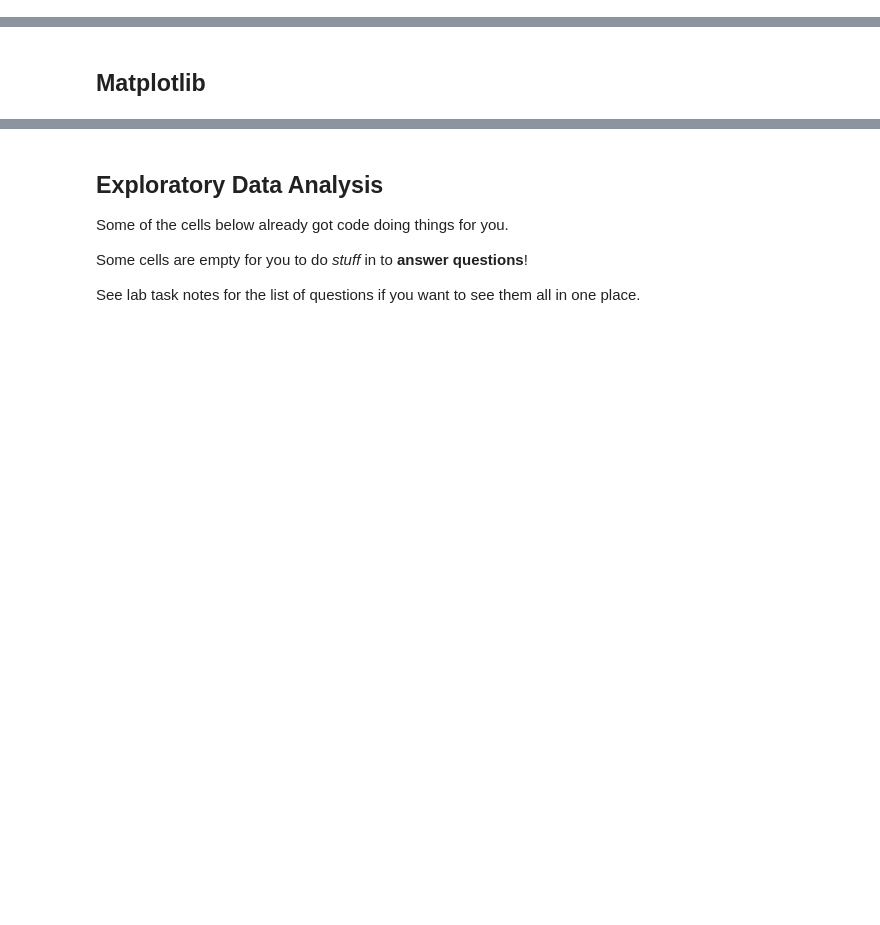
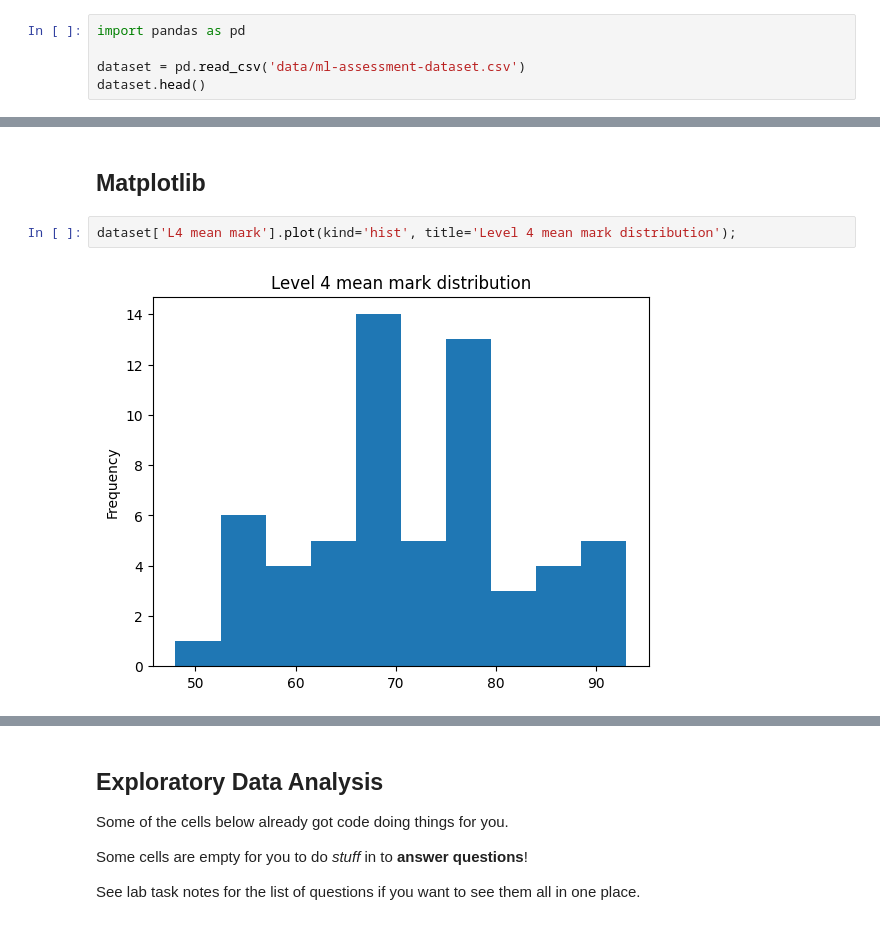
Before and after one commit to alexpoultr/git_test, a Jupyter notebook: ml-lab-02.ipynb, the cells around one changed output, grey strips where cells are left out. Drawn from its saved outputs; the diff is of its cells as text; blank space fills up the shorter version.

```diff
--- a/ml-lab-02.ipynb
+++ b/ml-lab-02.ipynb
@@ -150,0 +170,5 @@ Descriptive statistics:
+# %%
+import pandas as pd
+
+dataset = pd.read_csv('data/ml-assessment-dataset.csv')
+dataset.head()
@@ -151,2 +202,6 @@ Descriptive statistics:
 # %% [markdown]
 ## Matplotlib
+# %%
+dataset['L4 mean mark'].plot(kind='hist', title='Level 4 mean mark distribution');
+# %% [output]
+[figure, added]
```
Also changed, not shown: parts of 13 cells of this notebook.
